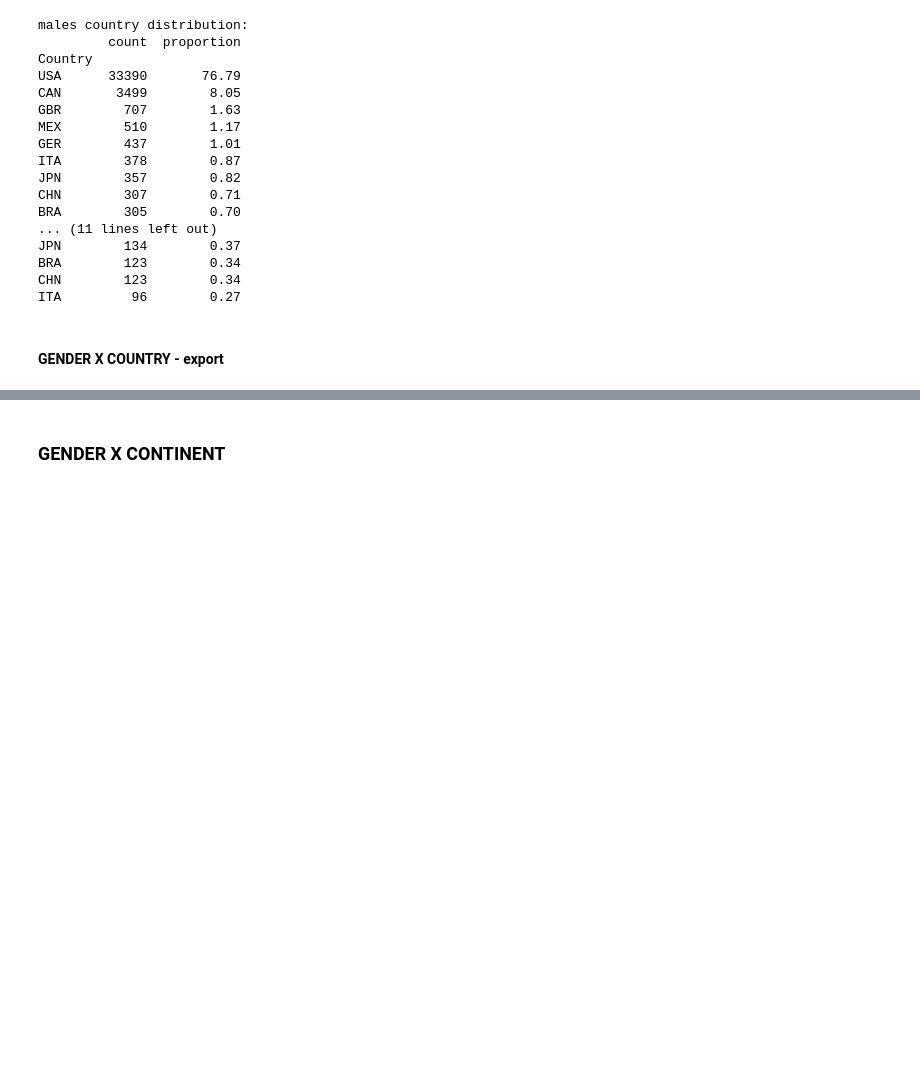
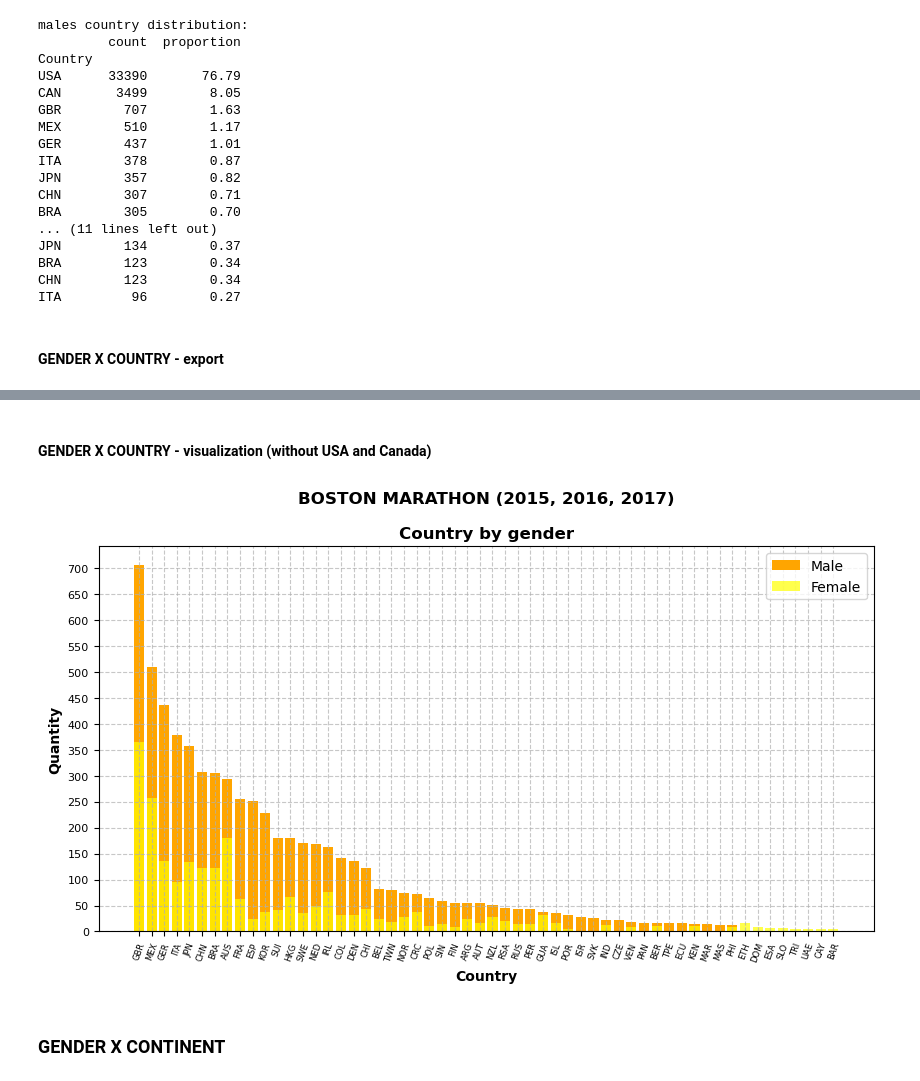
Before and after one commit to chambers29/boston_marathons, a Jupyter notebook: boston_3.ipynb, the cells around one changed output, grey strips where cells are left out. Cells and saved outputs as stored; diff of their text form; code cells hidden in the pictures; blank space fills up the shorter version.

```diff
--- a/boston_3.ipynb
+++ b/boston_3.ipynb
@@ -624,3 +629,30 @@ df_female_country_dist.to_csv('./export/mfxcountry_female_dist.csv')
+# %% [markdown]
+#### GENDER X COUNTRY - visualization (without USA and Canada)
+# %%
+x_m = df_male_country_dist.head(50)
+x_fm = df_female_country_dist.head(50)
+x_m = x_m.drop(['USA', 'CAN'])
+x_fm = x_fm.drop(['USA', 'CAN'])
+
+plt.figure(figsize=(10,5))
+
+ax_m = plt.bar(x_m.index, x_m['count'], color='orange', label='Male')
+ax_fm = plt.bar(x_fm.index, x_fm['count'], alpha=0.7, color='yellow', label='Female')
+
+plt.legend()
+plt.grid(True, linestyle='--', alpha=0.7)
+plt.xticks(rotation=70, fontsize= 6)
+plt.yticks(np.arange(0,701,50), fontsize=8)
+
+
+plt.xlabel('Country', fontweight='bold')
+plt.ylabel('Quantity', fontweight='bold')
+plt.title('BOSTON MARATHON (2015, 2016, 2017)\n\nCountry by gender', fontweight='bold')
+
+plt.savefig("./vexport/genderxcountry_noUSA_noCAN.png", dpi=300, bbox_inches='tight')
+plt.show()
+# %% [output]
+[figure, added]
 # %% [markdown]
 ### GENDER X CONTINENT
 # %% [markdown]
```
Also changed, not shown: parts of 20 cells of this notebook.
